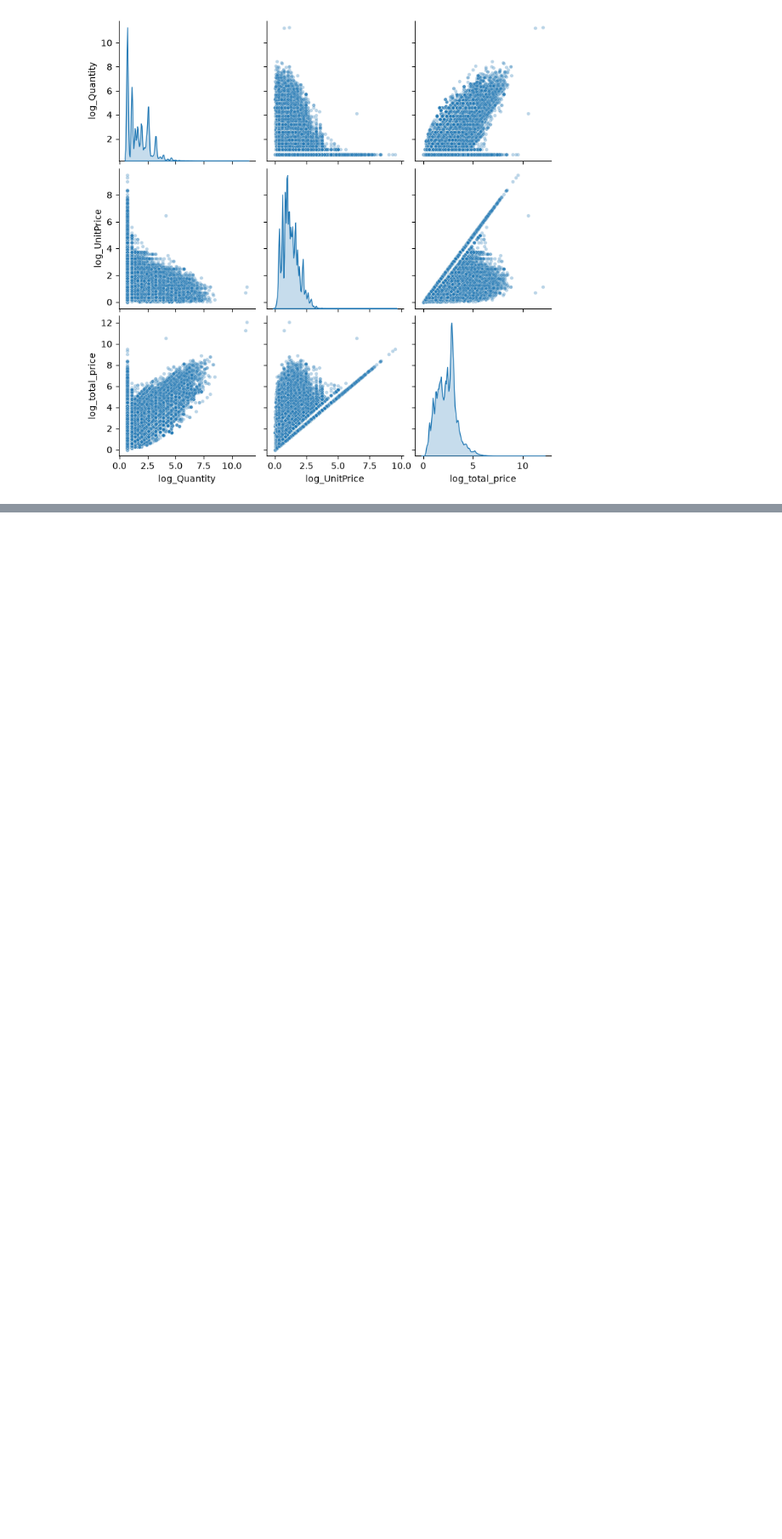
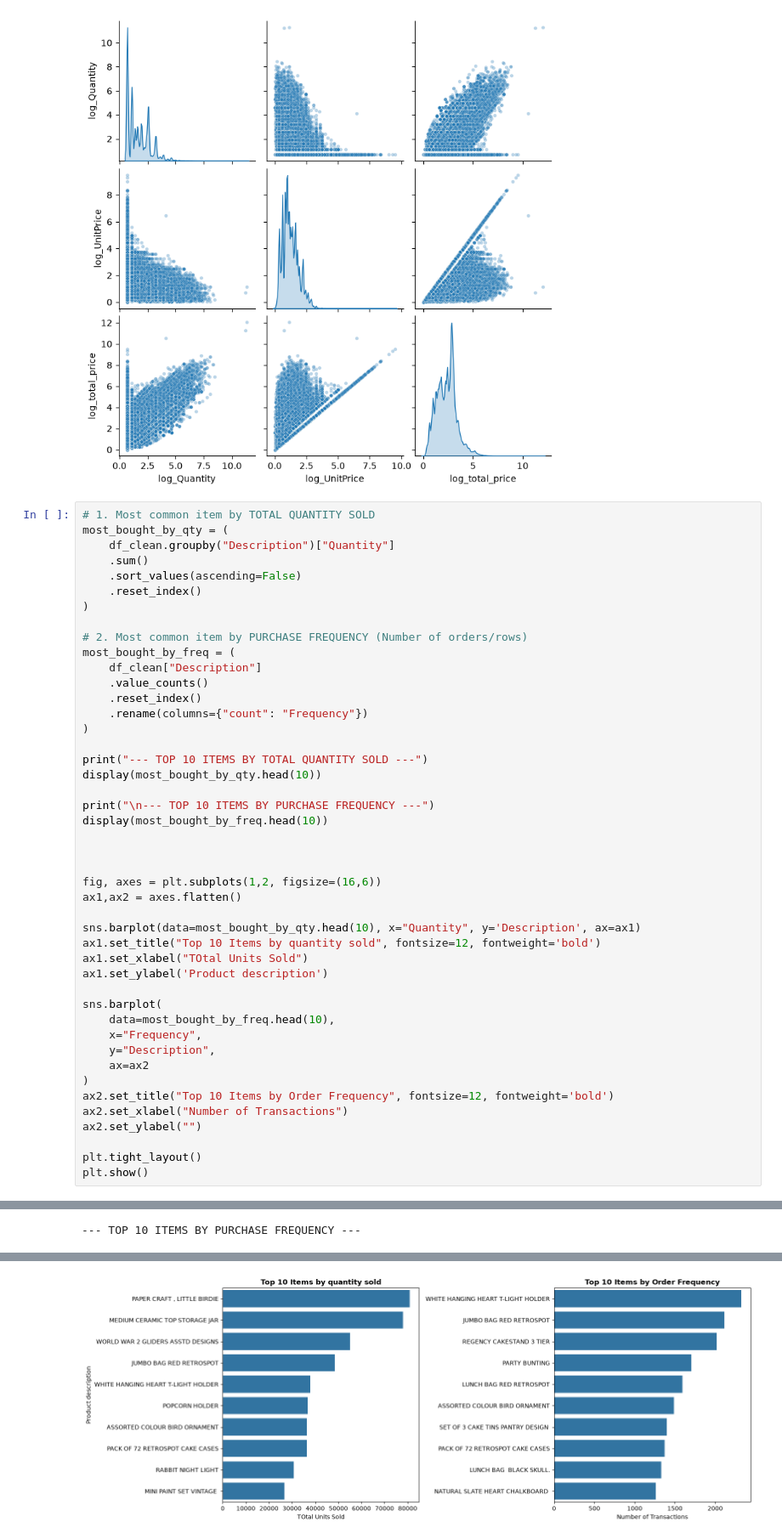
Before and after one commit to Qheerah/CustomerChurn, a Jupyter notebook: notebooks/Untitled.ipynb, the cells around one changed output, grey strips where cells are left out. Shown at 85% size. Saved outputs shown, nothing was run; the diff lists cells and outputs as text; blank space fills up the shorter version.

```diff
--- a/notebooks/Untitled.ipynb
+++ b/notebooks/Untitled.ipynb
@@ -145,3 +147,49 @@ sns.pairplot(
 plt.show()
 # %% [output]
 [figure]
+# %%
+# 1. Most common item by TOTAL QUANTITY SOLD
+most_bought_by_qty = (
+    df_clean.groupby("Description")["Quantity"]
+    .sum()
+    .sort_values(ascending=False)
+    .reset_index()
+)
+
+# 2. Most common item by PURCHASE FREQUENCY (Number of orders/rows)
+most_bought_by_freq = (
+    df_clean["Description"]
+    .value_counts()
+    .reset_index()
+    .rename(columns={"count": "Frequency"})
+)
+
+print("--- TOP 10 ITEMS BY TOTAL QUANTITY SOLD ---")
+display(most_bought_by_qty.head(10))
+
+print("\n--- TOP 10 ITEMS BY PURCHASE FREQUENCY ---")
+display(most_bought_by_freq.head(10))
+
+
+
+fig, axes = plt.subplots(1,2, figsize=(16,6))
+ax1,ax2 = axes.flatten()
+
+sns.barplot(data=most_bought_by_qty.head(10), x="Quantity", y='Description', ax=ax1)
+ax1.set_title("Top 10 Items by quantity sold", fontsize=12, fontweight='bold')
+ax1.set_xlabel("TOtal Units Sold")
+ax1.set_ylabel('Product description')
+
+sns.barplot(
+    data=most_bought_by_freq.head(10),
+    x="Frequency",
+    y="Description",
+    ax=ax2
+)
+ax2.set_title("Top 10 Items by Order Frequency", fontsize=12, fontweight='bold')
+ax2.set_xlabel("Number of Transactions")
+ax2.set_ylabel("")
+
+plt.tight_layout()
+plt.show()
+# %% [output]
@@ -147,0 +208 @@ plt.show()
+--- TOP 10 ITEMS BY PURCHASE FREQUENCY ---
@@ -147,0 +220 @@ plt.show()
+[figure, added]
```
Also changed, not shown: parts of 7 cells of this notebook.
